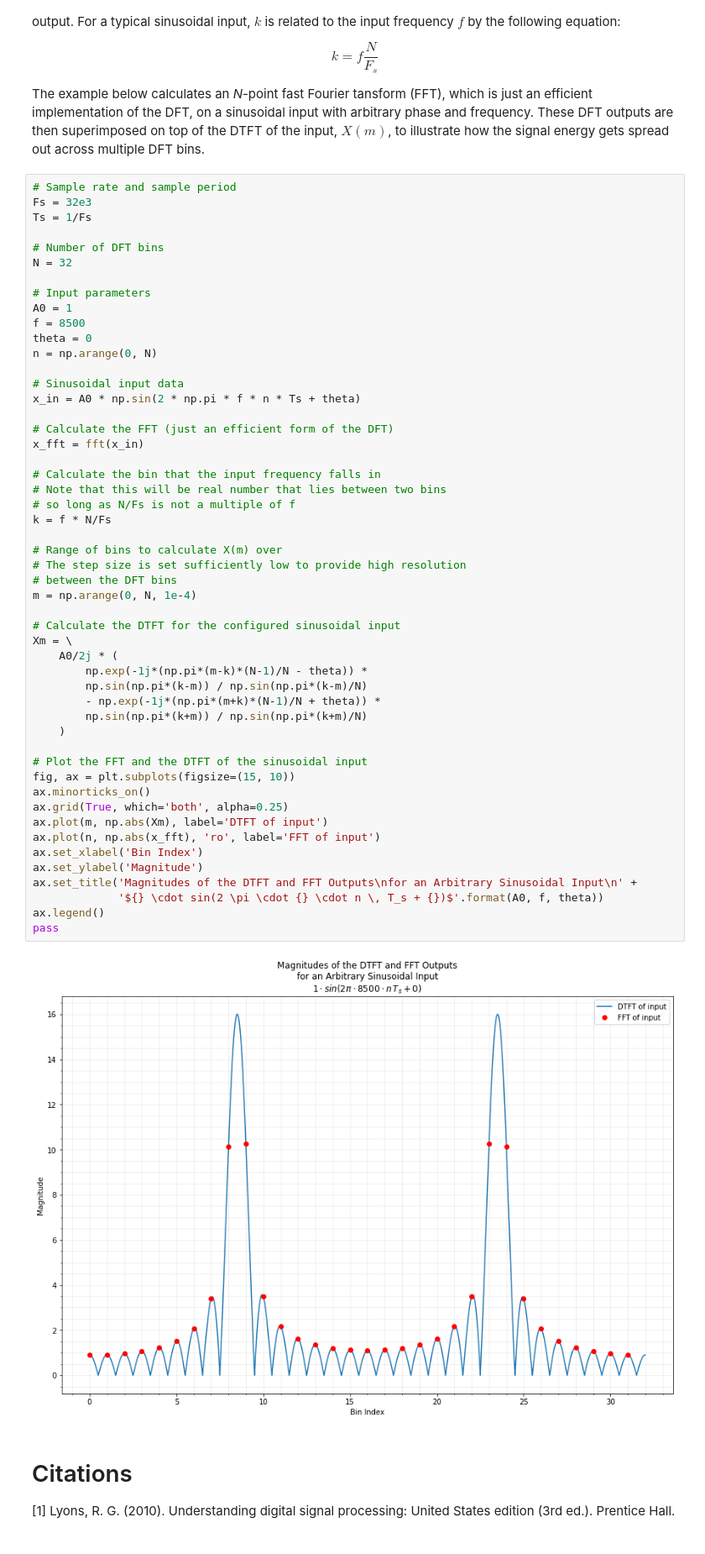
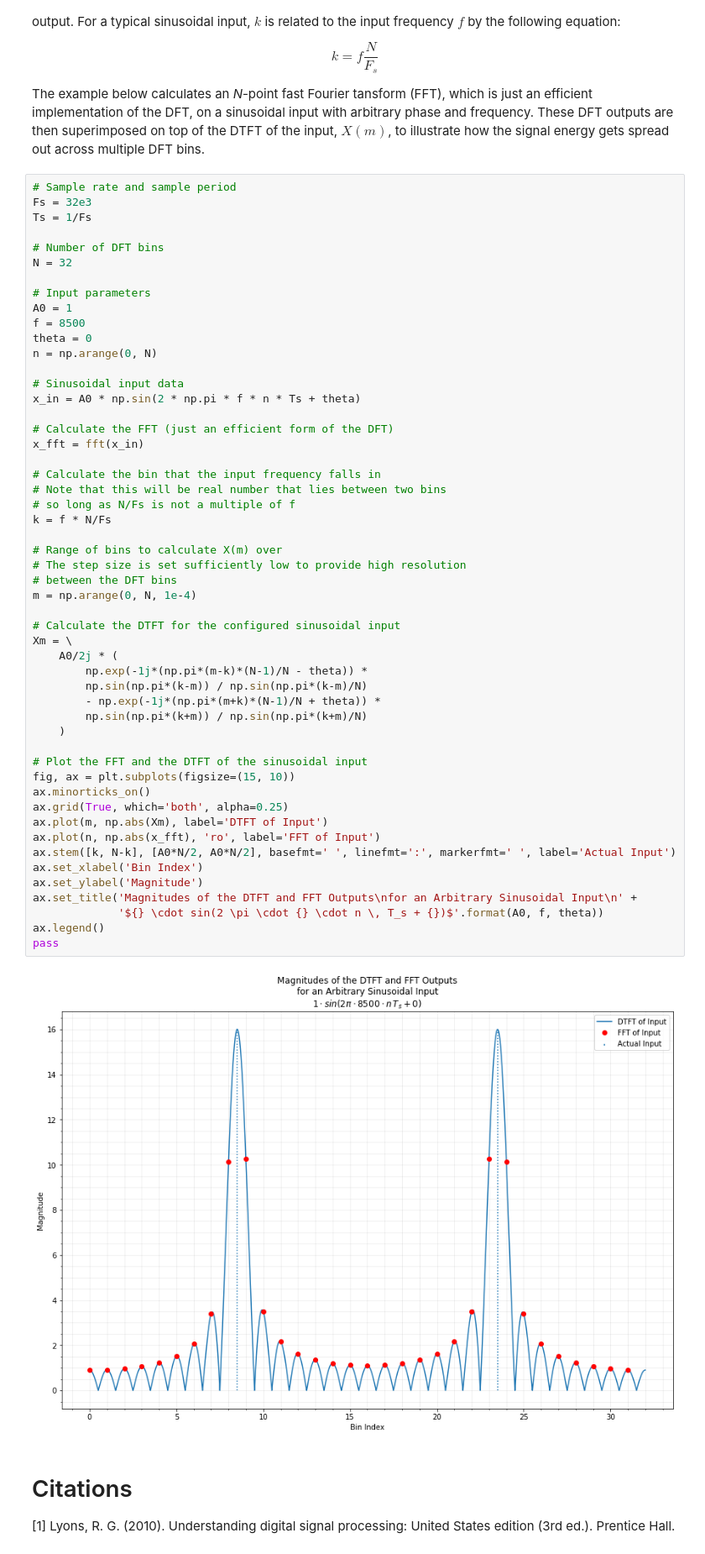
Before and after one commit to keatoncscheible/dsp_101, a Jupyter notebook: dsp_101.ipynb, the cells around one changed output. Shown at 84% size. Cells and saved outputs as stored; diff of their text form.

Commit message:
Added input sinusoid stems to leakage plot

```diff
--- a/dsp_101.ipynb
+++ b/dsp_101.ipynb
@@ -711,36 +711,37 @@ x_fft = fft(x_in)
 # Calculate the bin that the input frequency falls in
 # Note that this will be real number that lies between two bins
 # so long as N/Fs is not a multiple of f
 k = f * N/Fs
 
 # Range of bins to calculate X(m) over
 # The step size is set sufficiently low to provide high resolution
 # between the DFT bins
 m = np.arange(0, N, 1e-4)
 
 # Calculate the DTFT for the configured sinusoidal input
 Xm = \
     A0/2j * (
         np.exp(-1j*(np.pi*(m-k)*(N-1)/N - theta)) *
         np.sin(np.pi*(k-m)) / np.sin(np.pi*(k-m)/N)
         - np.exp(-1j*(np.pi*(m+k)*(N-1)/N + theta)) *
         np.sin(np.pi*(k+m)) / np.sin(np.pi*(k+m)/N)
     )
 
 # Plot the FFT and the DTFT of the sinusoidal input
 fig, ax = plt.subplots(figsize=(15, 10))
 ax.minorticks_on()
 ax.grid(True, which='both', alpha=0.25)
-ax.plot(m, np.abs(Xm), label='DTFT of input')
-ax.plot(n, np.abs(x_fft), 'ro', label='FFT of input')
+ax.plot(m, np.abs(Xm), label='DTFT of Input')
+ax.plot(n, np.abs(x_fft), 'ro', label='FFT of Input')
+ax.stem([k, N-k], [A0*N/2, A0*N/2], basefmt=' ', linefmt=':', markerfmt=' ', label='Actual Input')
 ax.set_xlabel('Bin Index')
 ax.set_ylabel('Magnitude')
 ax.set_title('Magnitudes of the DTFT and FFT Outputs\nfor an Arbitrary Sinusoidal Input\n' +
              '${} \cdot sin(2 \pi \cdot {} \cdot n \, T_s + {})$'.format(A0, f, theta))
 ax.legend()
 pass
 # %% [output]
-[figure, old version]
+[figure, new version]
 # %% [markdown]
 # Citations
 [1] Lyons, R. G. (2010). Understanding digital signal processing: United States edition (3rd ed.). Prentice Hall.
```
